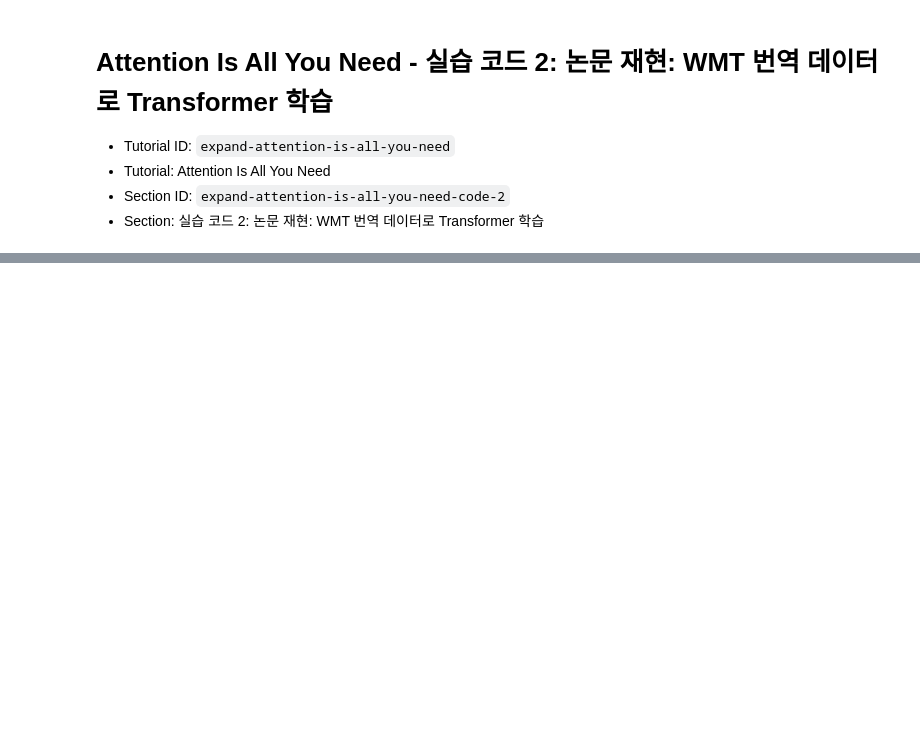
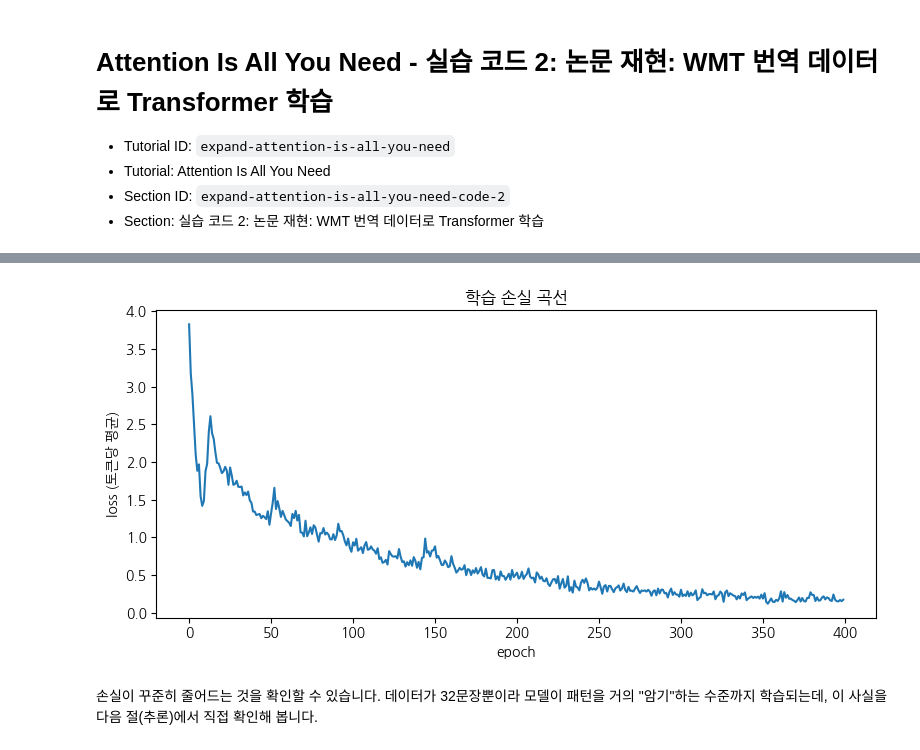
Before and after one commit to transformerfoundation/colab-practice-test, a Jupyter notebook: tutorial_ipynb_collection_ver_4/016_Attention-Is-All-You-Need__Practice-Code-2-Paper-Reproduction-WMT-Transformer-Training.ipynb, the cells around one changed output, grey strips where cells are left out. Cells and saved outputs as stored; diff of their text form; code cells hidden in the pictures; blank space fills up the shorter version.

```diff
--- a/tutorial_ipynb_collection_ver_4/016_Attention-Is-All-You-Need__Practice-Code-2-Paper-Reproduction-WMT-Transformer-Training.ipynb
+++ b/tutorial_ipynb_collection_ver_4/016_Attention-Is-All-You-Need__Practice-Code-2-Paper-Reproduction-WMT-Transformer-Training.ipynb
@@ -146,0 +97,12 @@ def train_transformer(model, train_loader, epochs=10, d_model=512):
+# %%
+# 이 노트북에서 실제로 사용할 값 (빠른 실습을 위한 축소판)
+D_MODEL = 128        # 논문 기준 512
+NUM_HEADS = 4         # 논문 기준 8   (head 하나당 차원 d_k = d_model / num_heads)
+D_FF = 256            # 논문 기준 2048
+NUM_LAYERS = 2         # 논문 기준 6
+DROPOUT = 0.1
+MAX_LEN = 100         # 문장의 최대 길이 (Positional Encoding 표를 미리 이 길이만큼 만들어 둠)
+WARMUP_STEPS = 50     # 논문 기준 4000 (총 학습 스텝 수 자체가 작으므로 비례해서 줄임)
+
+assert D_MODEL % NUM_HEADS == 0, "d_model은 num_heads로 나누어 떨어져야 head별 차원(d_k)이 정수가 됩니다."
+print(f"head 하나당 차원 d_k = d_model({D_MODEL}) / num_heads({NUM_HEADS}) = {D_MODEL // NUM_HEADS}")
@@ -146,0 +1071,23 @@ def train_transformer(model, train_loader, epochs=10, d_model=512):
+# %%
+torch.manual_seed(SEED)   # 모델을 새로 초기화해서, 매번 같은 조건에서 학습이 시작되도록 함
+
+model = Transformer(
+    src_vocab_size=len(src_vocab), tgt_vocab_size=len(tgt_vocab),
+    d_model=D_MODEL, num_heads=NUM_HEADS, d_ff=D_FF, num_layers=NUM_LAYERS,
+    dropout=DROPOUT, max_len=MAX_LEN,
+).to(device)
+
+optimizer = torch.optim.Adam(model.parameters(), lr=0, betas=(0.9, 0.98), eps=1e-9)
+scheduler = NoamScheduler(optimizer, d_model=D_MODEL, warmup_steps=WARMUP_STEPS)
+criterion = LabelSmoothingLoss(vocab_size=len(tgt_vocab), pad_idx=PAD_IDX, smoothing=0.1)
+
+N_EPOCHS = 400
+loss_history = []
+
+for epoch in range(1, N_EPOCHS + 1):
+    avg_loss = train_one_epoch(model, train_loader, criterion, optimizer, scheduler, PAD_IDX, device)
+    loss_history.append(avg_loss)
+    if epoch == 1 or epoch % 40 == 0:
+        print(f"epoch {epoch:3d}/{N_EPOCHS} | loss(토큰당 평균) = {avg_loss:.4f} | lr = {scheduler.get_last_lr():.6f}")
+
+print("\n학습 완료!")
@@ -146,0 +1108,12 @@ def train_transformer(model, train_loader, epochs=10, d_model=512):
+# %%
+plt.figure(figsize=(8, 4))
+plt.plot(loss_history)
+plt.xlabel("epoch")
+plt.ylabel("loss (토큰당 평균)")
+plt.title("학습 손실 곡선")
+plt.tight_layout()
+plt.show()
+# %% [output]
+[figure, added]
+# %% [markdown]
+손실이 꾸준히 줄어드는 것을 확인할 수 있습니다. 데이터가 32문장뿐이라 모델이 패턴을 거의 "암기"하는 수준까지 학습되는데, 이 사실을 다음 절(추론)에서 직접 확인해 봅니다.
```
Also changed, not shown: parts of 47 cells of this notebook, 4 other files.
